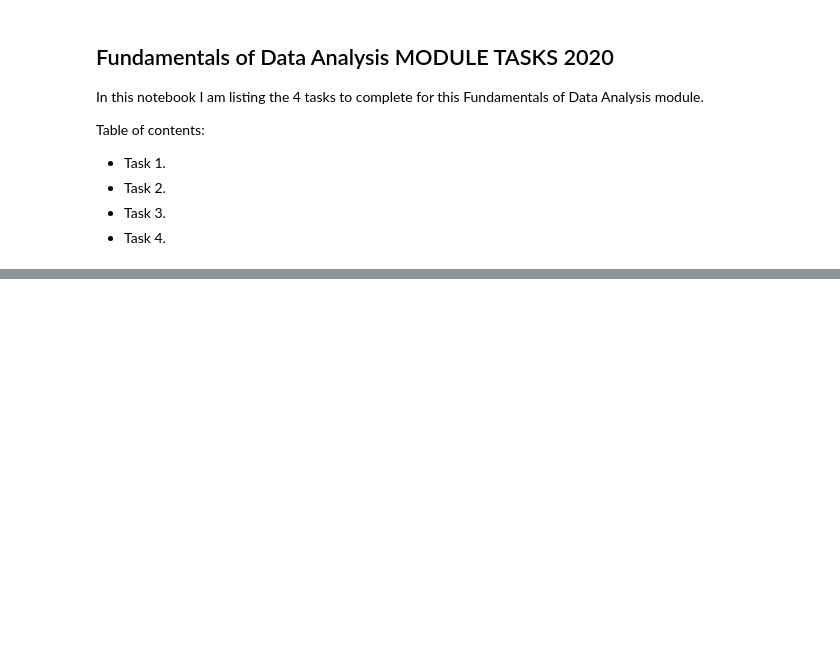
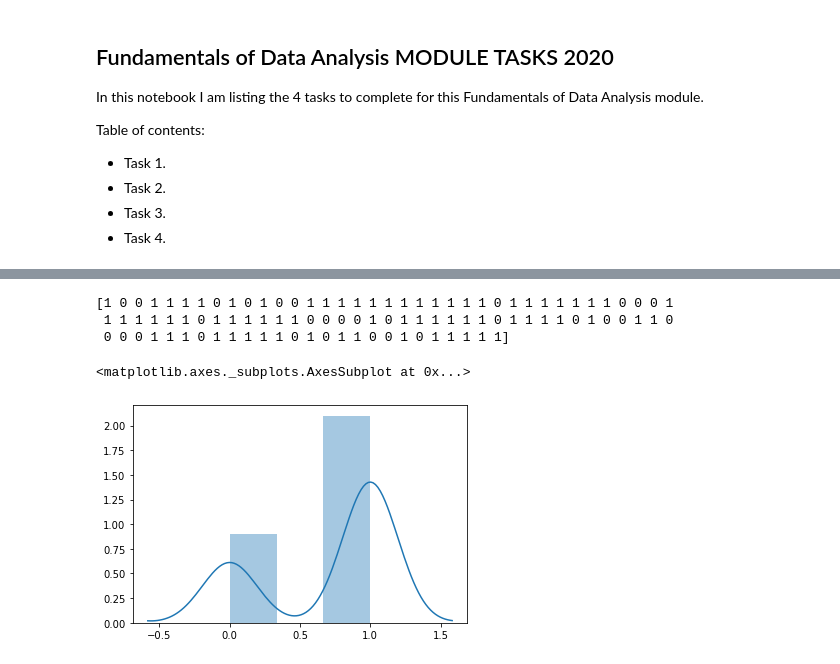
Before and after one commit to Ainara12/Fundamentals-DataAnalysis-tasks, a Jupyter notebook: Counts-Tasks-.ipynb, the cells around one changed output, grey strips where cells are left out. Drawn from its saved outputs; the diff is of its cells as text; code cells hidden in the pictures; blank space fills up the shorter version.

```diff
--- a/Counts-Tasks-.ipynb
+++ b/Counts-Tasks-.ipynb
@@ -112,0 +158,18 @@ for k in sorted(d.keys()):
+# %%
+#Here we modify 'p' to add some bias to the result, we select 'p>0.5' to produce more tails than heads:
+
+np.random.seed(42)
+n = 1
+p = 0.7
+
+coin=np.random.binomial(n, p, 100)
+
+print(coin)
+
+sns.distplot(coin)
+# %% [output]
+[1 0 0 1 1 1 1 0 1 0 1 0 0 1 1 1 1 1 1 1 1 1 1 1 1 0 1 1 1 1 1 1 1 0 0 0 1
+ 1 1 1 1 1 1 0 1 1 1 1 1 1 0 0 0 0 1 0 1 1 1 1 1 1 0 1 1 1 1 0 1 0 0 1 1 0
+ 0 0 0 1 1 1 0 1 1 1 1 1 0 1 0 1 1 0 0 1 0 1 1 1 1 1]
+<matplotlib.axes._subplots.AxesSubplot at 0x...>
+[figure, added]
```
Also changed, not shown: parts of 8 cells of this notebook.
